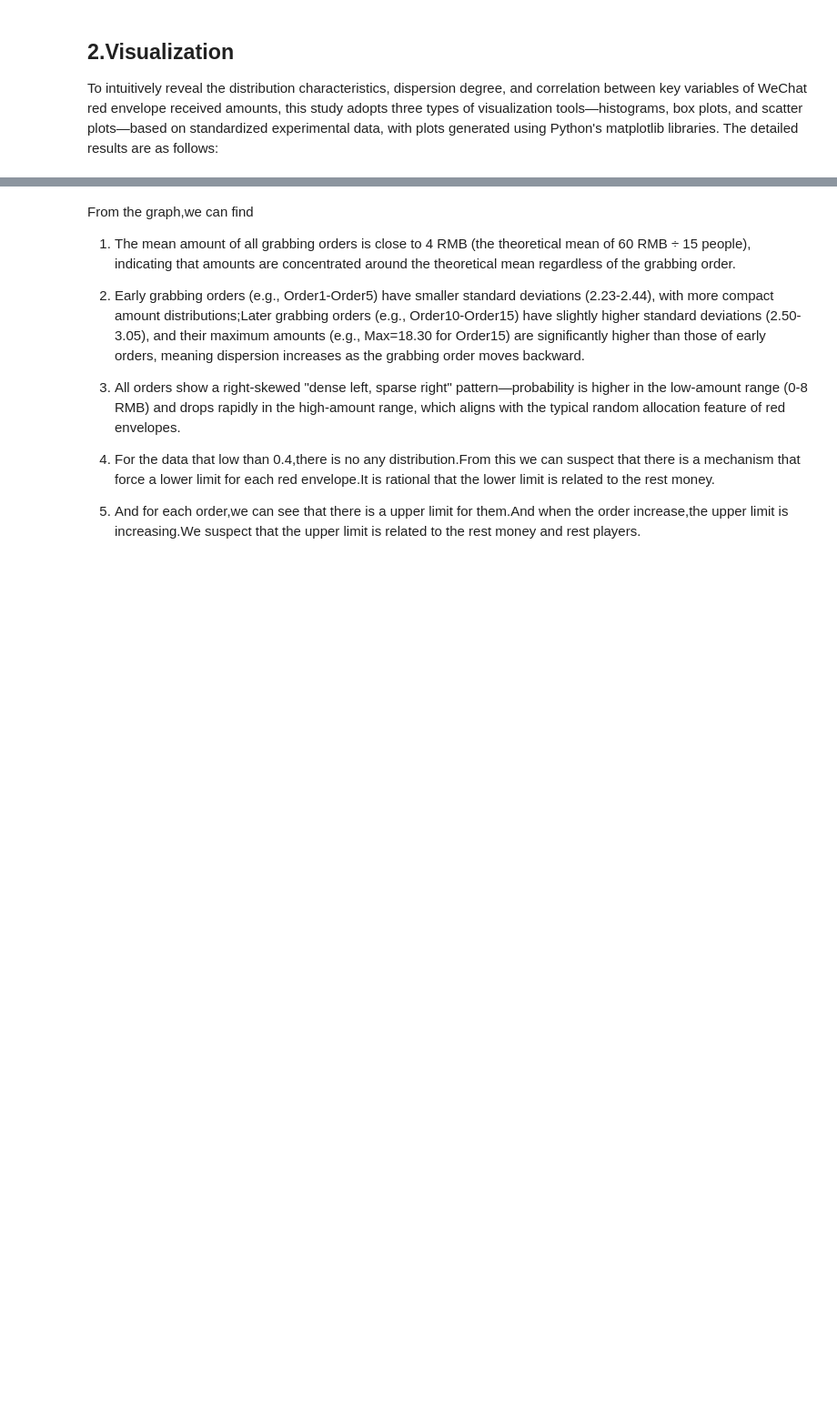
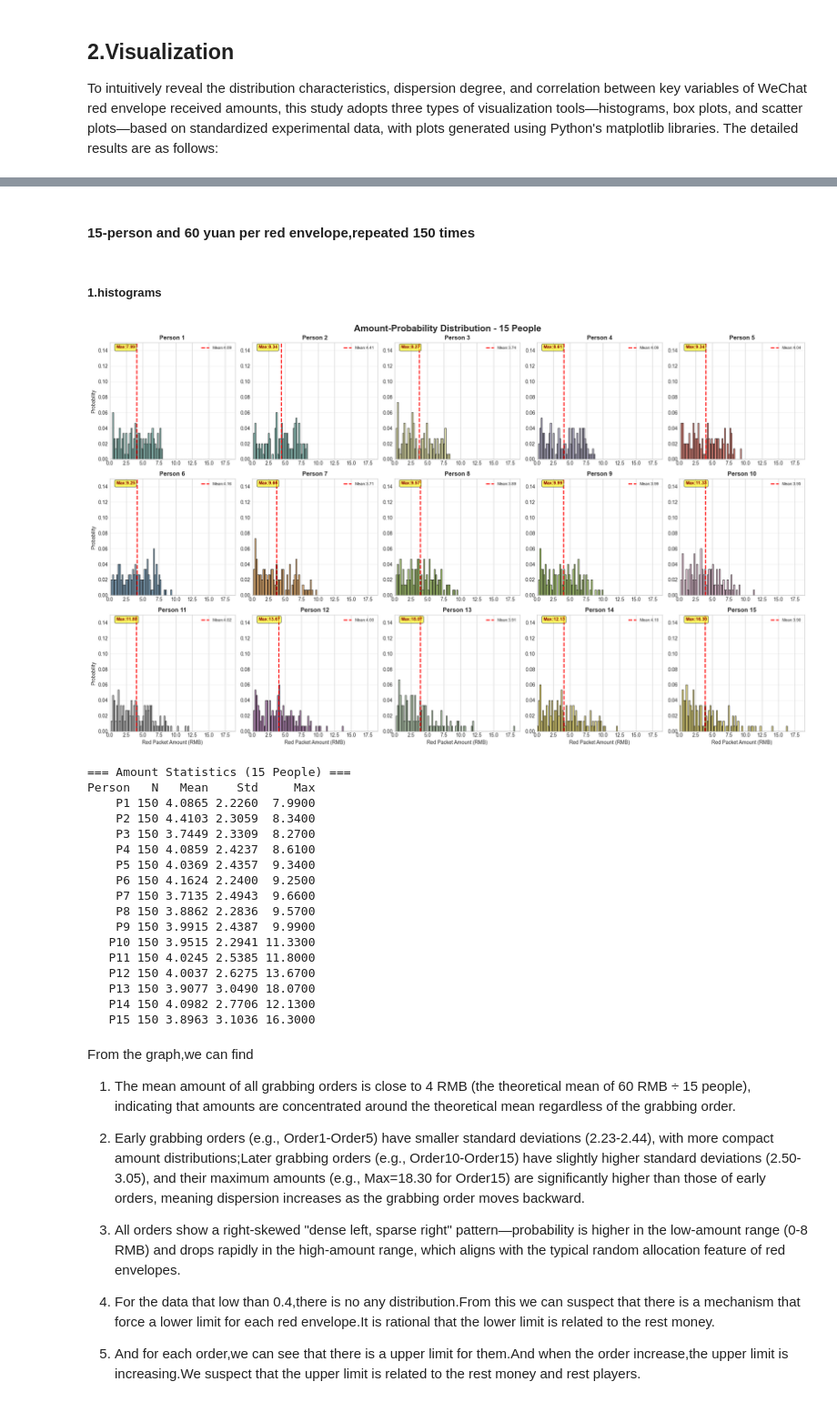
Before and after one commit to QLL-CCDD/SI140A-proj, a Jupyter notebook: tex/red_envelop.ipynb, the cells around one changed output, grey strips where cells are left out. Shown at 91% size. Drawn from its saved outputs; the diff is of its cells as text; code cells hidden in the pictures; blank space fills up the shorter version.

```diff
--- a/tex/red_envelop.ipynb
+++ b/tex/red_envelop.ipynb
@@ -212,3 +216,28 @@ Grab Order  Sample Size Mean (RMB) Std (RMB) Variance (RMB²) Max (RMB)
+# %% [markdown]
+#### **15-person and 60 yuan per red envelope,repeated 150 times**
+# %% [markdown]
+##### **1.histograms**
+# %%
+plot_histograms("../Data/15/15人.xls", 15)
+# %% [output]
+[figure, added]
+=== Amount Statistics (15 People) ===
+Person   N   Mean    Std     Max
+    P1 150 4.0865 2.2260  7.9900
+    P2 150 4.4103 2.3059  8.3400
+    P3 150 3.7449 2.3309  8.2700
+    P4 150 4.0859 2.4237  8.6100
+    P5 150 4.0369 2.4357  9.3400
+    P6 150 4.1624 2.2400  9.2500
+    P7 150 3.7135 2.4943  9.6600
+    P8 150 3.8862 2.2836  9.5700
+    P9 150 3.9915 2.4387  9.9900
+   P10 150 3.9515 2.2941 11.3300
+   P11 150 4.0245 2.5385 11.8000
+   P12 150 4.0037 2.6275 13.6700
+   P13 150 3.9077 3.0490 18.0700
+   P14 150 4.0982 2.7706 12.1300
+   P15 150 3.8963 3.1036 16.3000
 # %% [markdown]
 From the graph,we can find
 
```
Also changed, not shown: parts of 13 cells of this notebook, 9 other files.
